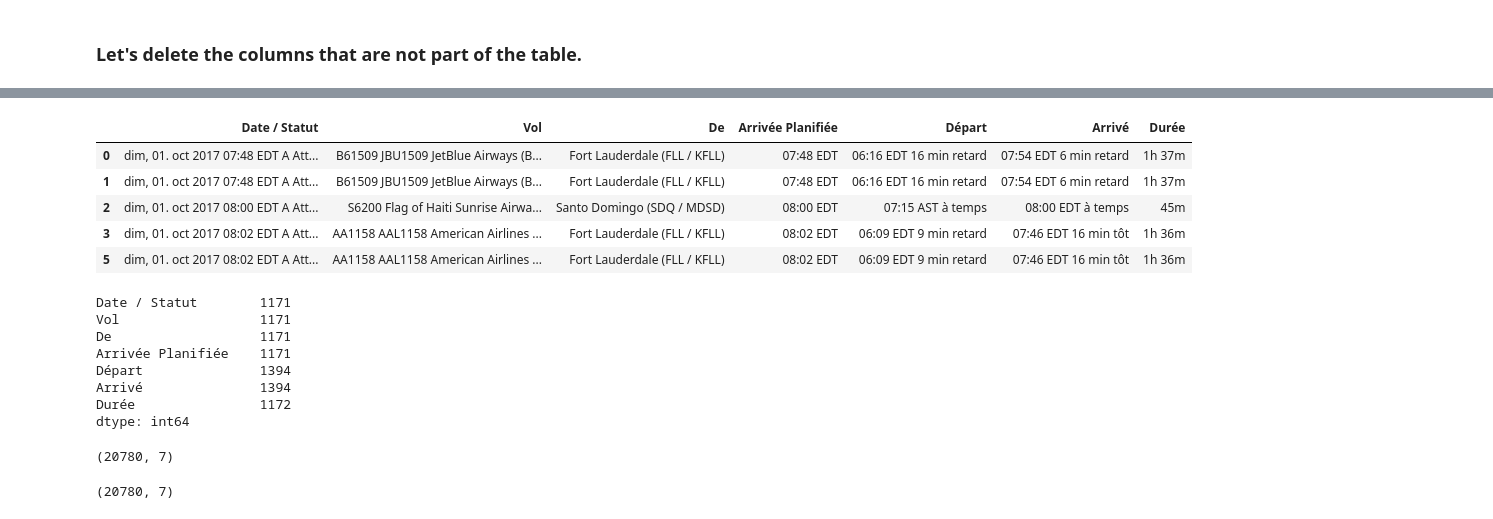
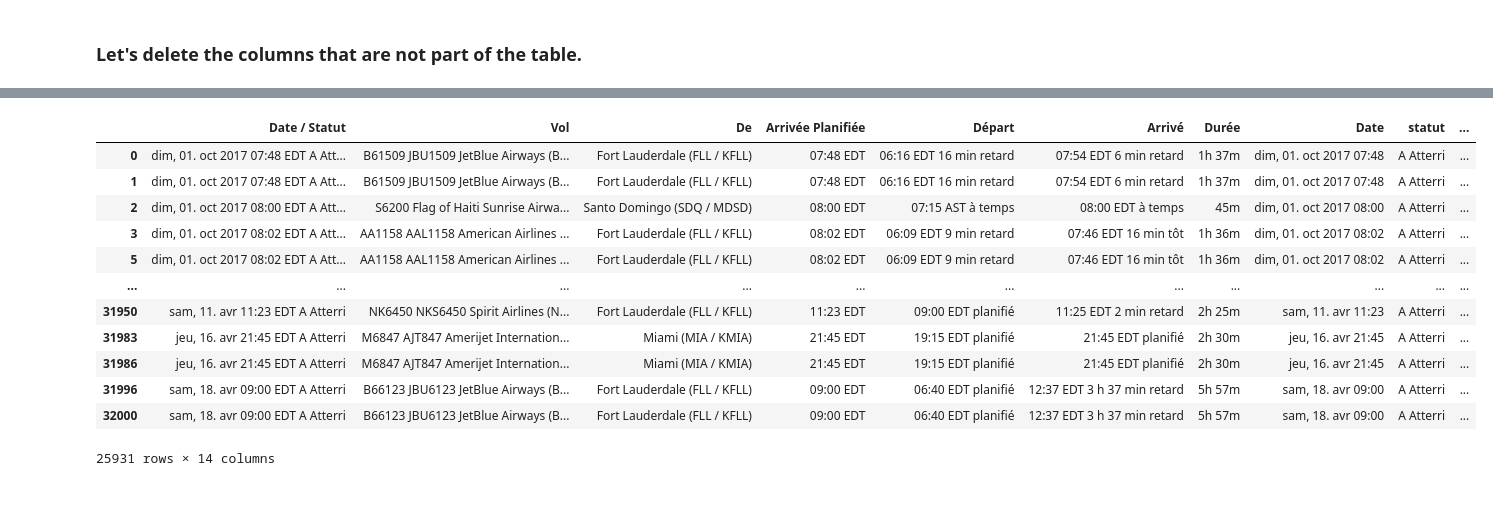
Before and after one commit to Shito3/Airplanes_Analysis, a Jupyter notebook: airlines-EDA.ipynb, the cells around one changed output, grey strips where cells are left out. Cells and saved outputs as stored; diff of their text form; code cells hidden in the pictures.

```diff
--- a/airlines-EDA.ipynb
+++ b/airlines-EDA.ipynb
@@ -100 +126,8 @@ df.dropna(inplace = True)
 df_final = df[~df['Date / Statut'].str.contains('window.')]
+# %%
+# fonction permettant de separer l'heure de départ et le retard
+def split_date_statut(x,index):
+    return x.split('EDT')[index]
+# %%
+def split_date(x):
+    return x.split('EDT')[0].strip()
@@ -100,0 +146,8 @@ df_final = df[~df['Date / Statut'].str.contains('window.')]
+# %%
+df_final['Date'] = df_final['Date / Statut'].apply(lambda x: split_date_statut(x,0))
+df_final['statut'] =df_final['Date / Statut'].apply(lambda x: split_date_statut(x,-1))
+df_final['arrivee heure planifiee'] =df_final['Arrivée Planifiée'].apply(lambda x: split_date(x))
+df_final['depart heure'] = df_final['Départ'].apply(lambda x: split_date_statut(x,0))
+df_final['depart statut'] = df_final['Départ'].apply(lambda x: split_date_statut(x,-1))
+df_final['Arrivé heure'] = df_final['Arrivé'].apply(lambda x: split_date_statut(x,0))
+df_final['Arrivé statut'] = df_final['Arrivé'].apply(lambda x: split_date_statut(x,-1))
@@ -101,28 +172,16 @@ df_final = df[~df['Date / Statut'].str.contains('window.')]
 # %%
-df_final.head()
+df_final
 # %% [output]
-|  | Date / Statut | Vol | De | Arrivée Planifiée | Départ | Arrivé | Durée |
-| 0 | dim, 01. oct 2017 07:48 EDT A Att... | B61509 JBU1509 JetBlue Airways (B... | Fort Lauderdale (FLL / KFLL) | 07:48 EDT | 06:16 EDT 16 min retard | 07:54 EDT 6 min retard | 1h 37m |
-| 1 | dim, 01. oct 2017 07:48 EDT A Att... | B61509 JBU1509 JetBlue Airways (B... | Fort Lauderdale (FLL / KFLL) | 07:48 EDT | 06:16 EDT 16 min retard | 07:54 EDT 6 min retard | 1h 37m |
-| 2 | dim, 01. oct 2017 08:00 EDT A Att... | S6200 Flag of Haiti Sunrise Airwa... | Santo Domingo (SDQ / MDSD) | 08:00 EDT | 07:15 AST à temps | 08:00 EDT à temps | 45m |
-| 3 | dim, 01. oct 2017 08:02 EDT A Att... | AA1158 AAL1158 American Airlines ... | Fort Lauderdale (FLL / KFLL) | 08:02 EDT | 06:09 EDT 9 min retard | 07:46 EDT 16 min tôt | 1h 36m |
-| 5 | dim, 01. oct 2017 08:02 EDT A Att... | AA1158 AAL1158 American Airlines ... | Fort Lauderdale (FLL / KFLL) | 08:02 EDT | 06:09 EDT 9 min retard | 07:46 EDT 16 min tôt | 1h 36m |
+|  | Date / Statut | Vol | De | Arrivée Planifiée | Départ | Arrivé | Durée | Date | statut | ... |
+| 0 | dim, 01. oct 2017 07:48 EDT A Att... | B61509 JBU1509 JetBlue Airways (B... | Fort Lauderdale (FLL / KFLL) | 07:48 EDT | 06:16 EDT 16 min retard | 07:54 EDT 6 min retard | 1h 37m | dim, 01. oct 2017 07:48 | A Atterri | ... |
+| 1 | dim, 01. oct 2017 07:48 EDT A Att... | B61509 JBU1509 JetBlue Airways (B... | Fort Lauderdale (FLL / KFLL) | 07:48 EDT | 06:16 EDT 16 min retard | 07:54 EDT 6 min retard | 1h 37m | dim, 01. oct 2017 07:48 | A Atterri | ... |
+| 2 | dim, 01. oct 2017 08:00 EDT A Att... | S6200 Flag of Haiti Sunrise Airwa... | Santo Domingo (SDQ / MDSD) | 08:00 EDT | 07:15 AST à temps | 08:00 EDT à temps | 45m | dim, 01. oct 2017 08:00 | A Atterri | ... |
+| 3 | dim, 01. oct 2017 08:02 EDT A Att... | AA1158 AAL1158 American Airlines ... | Fort Lauderdale (FLL / KFLL) | 08:02 EDT | 06:09 EDT 9 min retard | 07:46 EDT 16 min tôt | 1h 36m | dim, 01. oct 2017 08:02 | A Atterri | ... |
+| 5 | dim, 01. oct 2017 08:02 EDT A Att... | AA1158 AAL1158 American Airlines ... | Fort Lauderdale (FLL / KFLL) | 08:02 EDT | 06:09 EDT 9 min retard | 07:46 EDT 16 min tôt | 1h 36m | dim, 01. oct 2017 08:02 | A Atterri | ... |
+| ... | ... | ... | ... | ... | ... | ... | ... | ... | ... | ... |
+| 31950 | sam, 11. avr 11:23 EDT A Atterri | NK6450 NKS6450 Spirit Airlines (N... | Fort Lauderdale (FLL / KFLL) | 11:23 EDT | 09:00 EDT planifié | 11:25 EDT 2 min retard | 2h 25m | sam, 11. avr 11:23 | A Atterri | ... |
+| 31983 | jeu, 16. avr 21:45 EDT A Atterri | M6847 AJT847 Amerijet Internation... | Miami (MIA / KMIA) | 21:45 EDT | 19:15 EDT planifié | 21:45 EDT planifié | 2h 30m | jeu, 16. avr 21:45 | A Atterri | ... |
+| 31986 | jeu, 16. avr 21:45 EDT A Atterri | M6847 AJT847 Amerijet Internation... | Miami (MIA / KMIA) | 21:45 EDT | 19:15 EDT planifié | 21:45 EDT planifié | 2h 30m | jeu, 16. avr 21:45 | A Atterri | ... |
+| 31996 | sam, 18. avr 09:00 EDT A Atterri | B66123 JBU6123 JetBlue Airways (B... | Fort Lauderdale (FLL / KFLL) | 09:00 EDT | 06:40 EDT planifié | 12:37 EDT 3 h 37 min retard | 5h 57m | sam, 18. avr 09:00 | A Atterri | ... |
+| 32000 | sam, 18. avr 09:00 EDT A Atterri | B66123 JBU6123 JetBlue Airways (B... | Fort Lauderdale (FLL / KFLL) | 09:00 EDT | 06:40 EDT planifié | 12:37 EDT 3 h 37 min retard | 5h 57m | sam, 18. avr 09:00 | A Atterri | ... |
+25931 rows × 14 columns
-# %%
-df.isnull().sum() #
-# %% [output]
-Date / Statut        1171
-Vol                  1171
-De                   1171
-Arrivée Planifiée    1171
-Départ               1394
-Arrivé               1394
-Durée                1172
-dtype: int64
-# %%
-df.shape
-# %% [output]
-(20780, 7)
-# %%
-df.shape
-# %% [output]
-(20780, 7)
```
Also changed, not shown: parts of 21 cells of this notebook, 2 other files.
